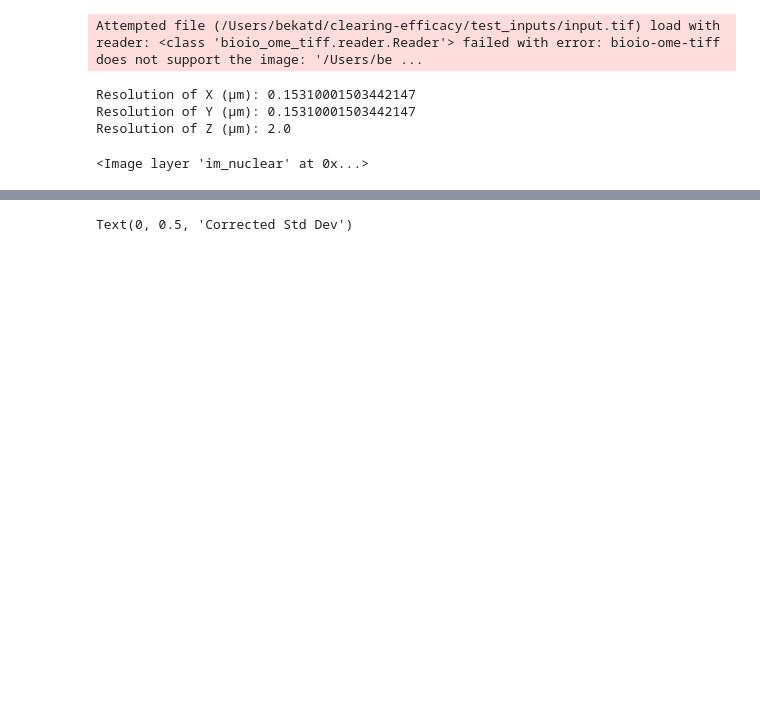
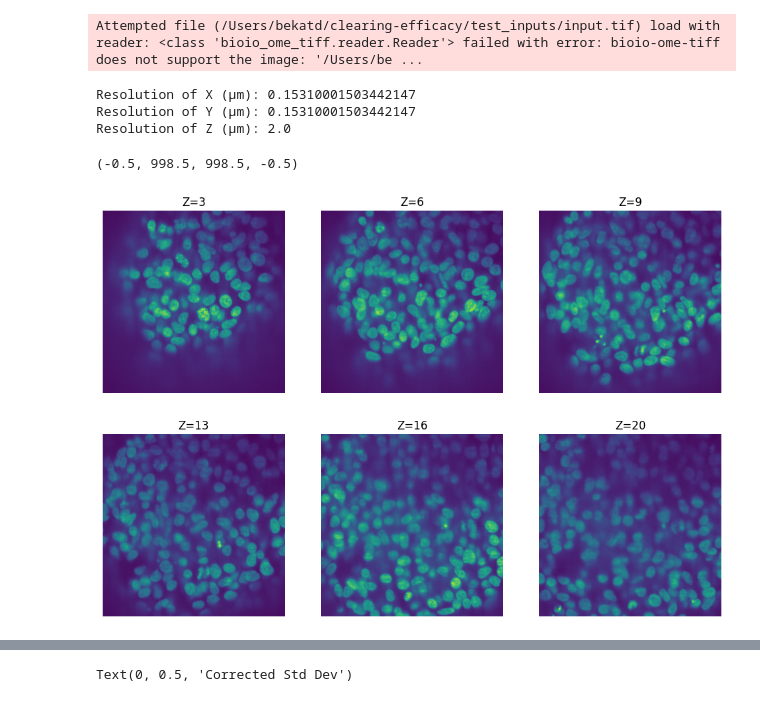
Before and after one commit to dbekat/clearing-efficacy, a Jupyter notebook: unified_analysis.ipynb, the cells around one changed output, grey strips where cells are left out. Drawn from its saved outputs; the diff is of its cells as text; code cells hidden in the pictures; blank space fills up the shorter version.

Commit message:
remove napari-based visualisation to allow binder running, add comments

```diff
--- a/unified_analysis.ipynb
+++ b/unified_analysis.ipynb
@@ -82,16 +82,42 @@ else:
     im_nuclear = im_read.data[0][0]  #im_nuclear becomes a numpy array, removing the time and channel dimensions since they are unused
 # %%
 """
-Interactive sample visualisation with napari
+Image visualisation
 """
 
-# Create an empty napari viewer
-viewer = napari.Viewer()
+"""
+Visualisation of slices in raw data
+"""
 
-# Add a new layer containing the image
-viewer.add_image(im_nuclear)
+fig, axs = plt.subplots(2, 3, figsize=(12,8))
+
+axs[0,0].imshow(im_nuclear[int(len(im_nuclear) / 6)])
+axs[0,0].set_title(f"Z={int(len(im_nuclear) / 6)}")
+axs[0,0].axis('off')
+
+axs[0,1].imshow(im_nuclear[2 *int(len(im_nuclear) / 6)])
+axs[0,1].set_title(f"Z={int(2 * len(im_nuclear) / 6)}")
+axs[0,1].axis('off')
+
+axs[0,2].imshow(im_nuclear[3 * int(len(im_nuclear) / 6)])
+axs[0,2].set_title(f"Z={3 * int(len(im_nuclear) / 6)}")
+axs[0,2].axis('off')
+
+axs[1,0].imshow(im_nuclear[4 * int(len(im_nuclear) / 6)])
+axs[1,0].set_title(f"Z={int(4 *len(im_nuclear) / 6)}")
+axs[1,0].axis('off')
+
+axs[1,1].imshow(im_nuclear[int(5* len(im_nuclear) / 6)])
+axs[1,1].set_title(f"Z={int(5 *len(im_nuclear) / 6)}")
+axs[1,1].axis('off')
+
+
+axs[1,2].imshow(im_nuclear[int(len(im_nuclear) - 1)])
+axs[1,2].set_title(f"Z={int(len(im_nuclear))}")
+axs[1,2].axis('off')
 # %% [output]
-<Image layer 'im_nuclear' at 0x...>
+(-0.5, 998.5, 998.5, -0.5)
+[figure, added]
 # %%
 """"
 PIXEL INTENSITY DATA:
```
Also changed, not shown: parts of 6 cells of this notebook, 1 other file.
